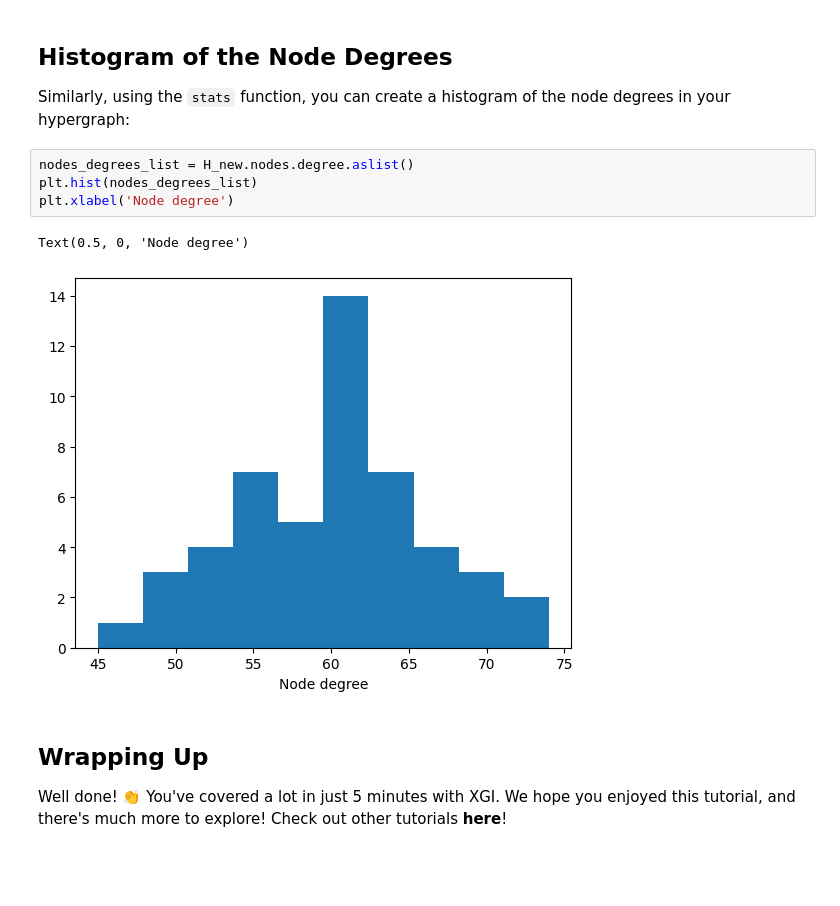
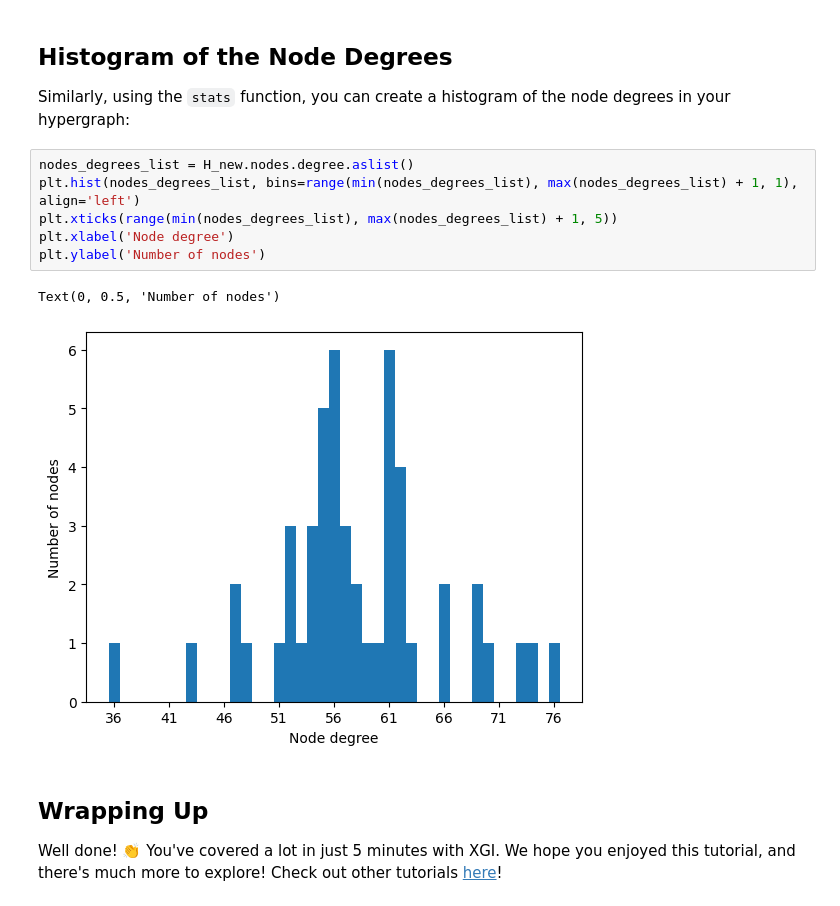
Before and after one commit to xgi-org/xgi, a Jupyter notebook: tutorials/XGI in 5 minutes.ipynb, the cells around one changed output. Saved outputs shown, nothing was run; the diff lists cells and outputs as text; blank space fills up the shorter version.

Commit message:
Addressed comments on tut. 5 minutes

```diff
--- a/tutorials/XGI in 5 minutes.ipynb
+++ b/tutorials/XGI in 5 minutes.ipynb
@@ -116,12 +119,14 @@ Text(0.5, 0, 'Edge order')
 Similarly, using the `stats` function, you can create a histogram of the node degrees in your hypergraph:
 # %%
 nodes_degrees_list = H_new.nodes.degree.aslist()
-plt.hist(nodes_degrees_list)
+plt.hist(nodes_degrees_list, bins=range(min(nodes_degrees_list), max(nodes_degrees_list) + 1, 1), align='left')
+plt.xticks(range(min(nodes_degrees_list), max(nodes_degrees_list) + 1, 5))
 plt.xlabel('Node degree')
+plt.ylabel('Number of nodes')
 # %% [output]
-Text(0.5, 0, 'Node degree')
+Text(0, 0.5, 'Number of nodes')
-[figure, old version]
+[figure, new version]
 # %% [markdown]
 ## Wrapping Up
 
-Well done! 👏 You've covered a lot in just 5 minutes with XGI. We hope you enjoyed this tutorial, and there's much more to explore! Check out other tutorials **here**!
+Well done! 👏 You've covered a lot in just 5 minutes with XGI. We hope you enjoyed this tutorial, and there's much more to explore! Check out other tutorials [here](https://github.com/xgi-org/xgi/tree/main/tutorials)!
```
Also changed, not shown: parts of 13 cells of this notebook.
